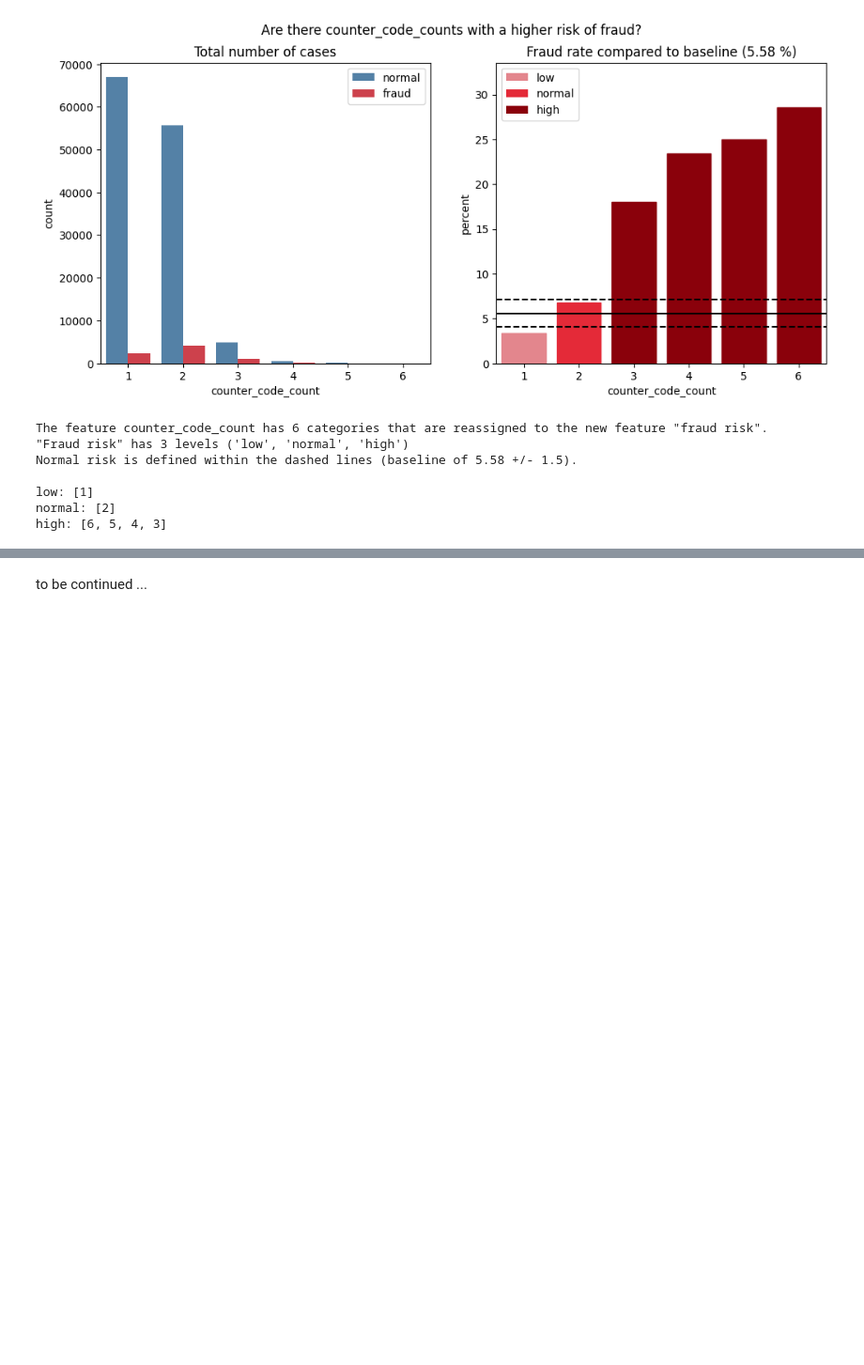
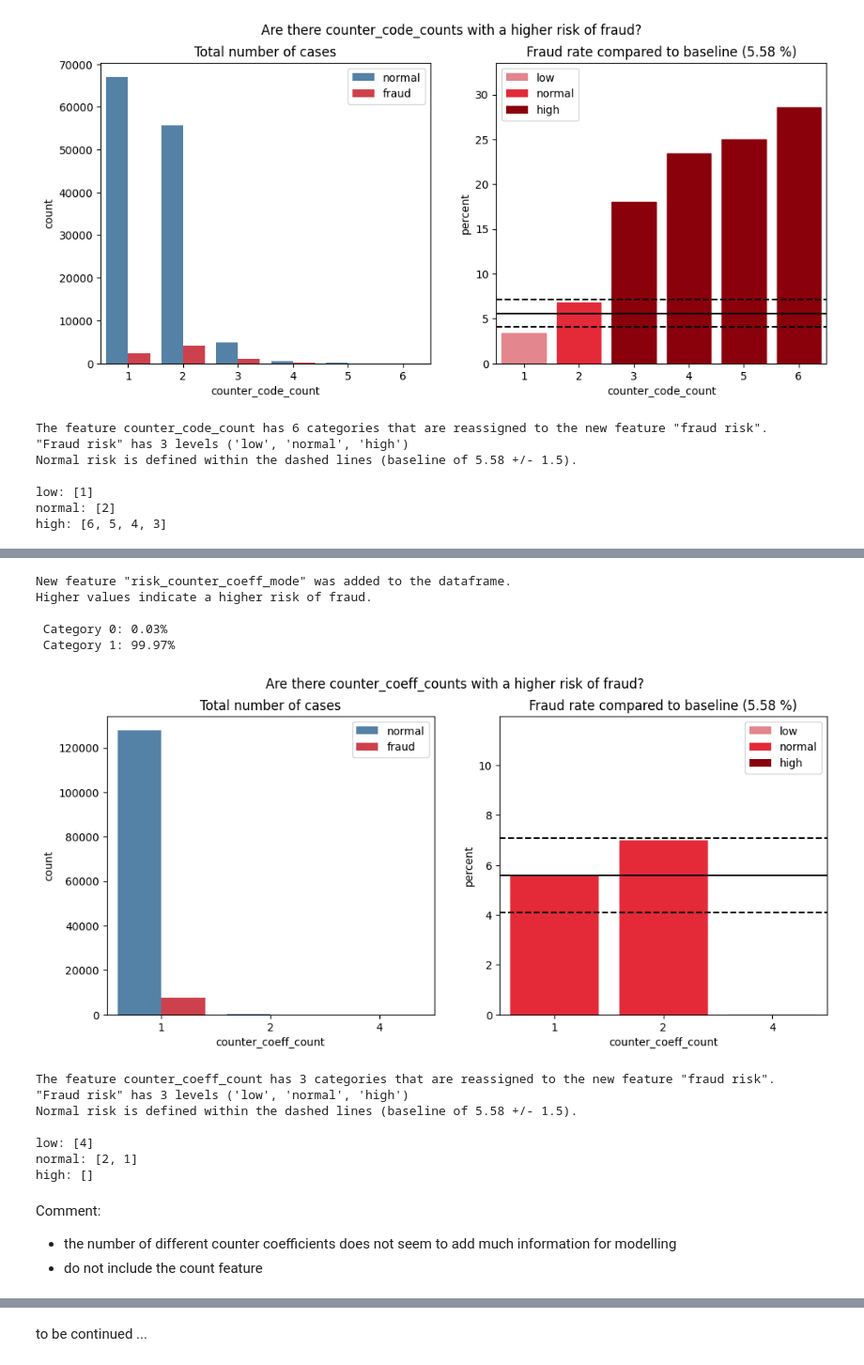
Before and after one commit to A-Lachs/ds_fraud_detection, a Jupyter notebook: EDA/EDA_notebook.ipynb, the cells around one changed output, grey strips where cells are left out. Shown at 94% size. Saved outputs shown, nothing was run; the diff lists cells and outputs as text; code cells hidden in the pictures; blank space fills up the shorter version.

```diff
--- a/EDA/EDA_notebook.ipynb
+++ b/EDA/EDA_notebook.ipynb
@@ -1089,0 +1153,32 @@ Comment:
+# %%
+# 6. create risk category feature
+df_merged = create_fraud_risk_feature(df_merged,
+                                      'counter_coeff_mode',
+                                       risk_categories_c_coeff_mode,
+                                       verbose=True)
+# %% [output]
+New feature "risk_counter_coeff_mode" was added to the dataframe.
+Higher values indicate a higher risk of fraud.
+
+ Category 0: 0.03%
+ Category 1: 99.97%
+# %%
+# 7. Plot and compare fraud rate in (COUNT) feature categories to baseline
+grouped_c_coeff_cnt, _ = subplopts_fraud_per_category(df_merged,
+                                                      'counter_coeff_count',
+                                                      fraud_baseline=FRAUD_BASELINE,
+                                                      fraud_range=FRAUD_RANGE,
+                                                      verbose=True)
+# %% [output]
+[figure, added]
+The feature counter_coeff_count has 3 categories that are reassigned to the new feature "fraud risk".
+"Fraud risk" has 3 levels ('low', 'normal', 'high')
+Normal risk is defined within the dashed lines (baseline of 5.58 +/- 1.5).
+
+low: [4]
+normal: [2, 1]
+high: []
+# %% [markdown]
+Comment:
+*   the number of different counter coefficients does not seem to add much information for modelling
+*   do not include the count feature
```
Also changed, not shown: parts of 25 cells of this notebook.
